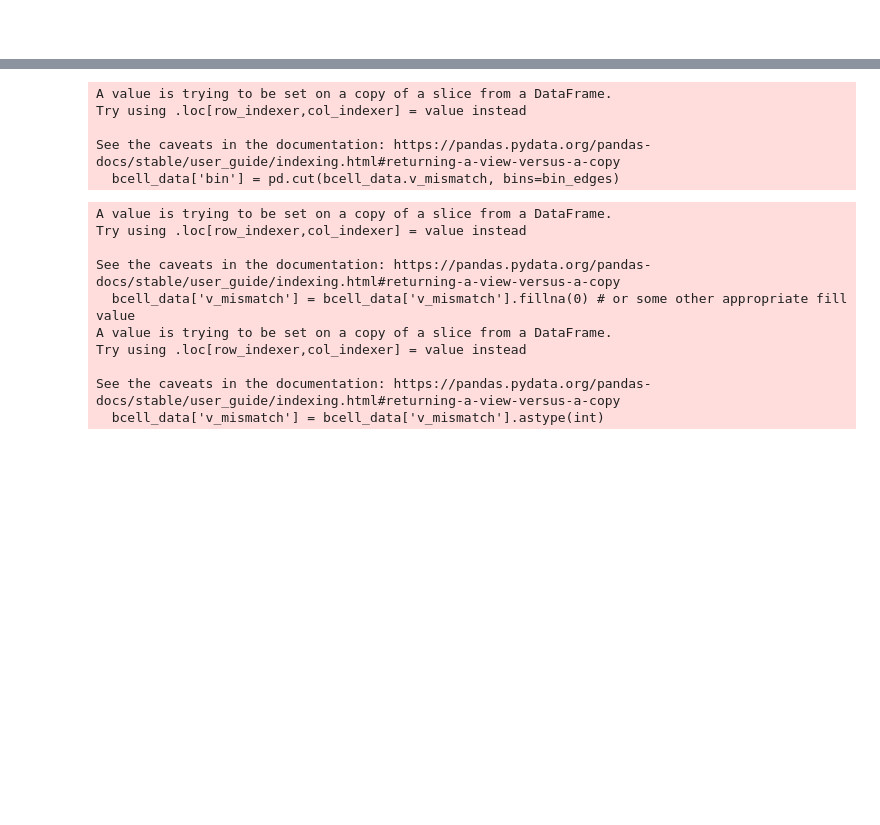
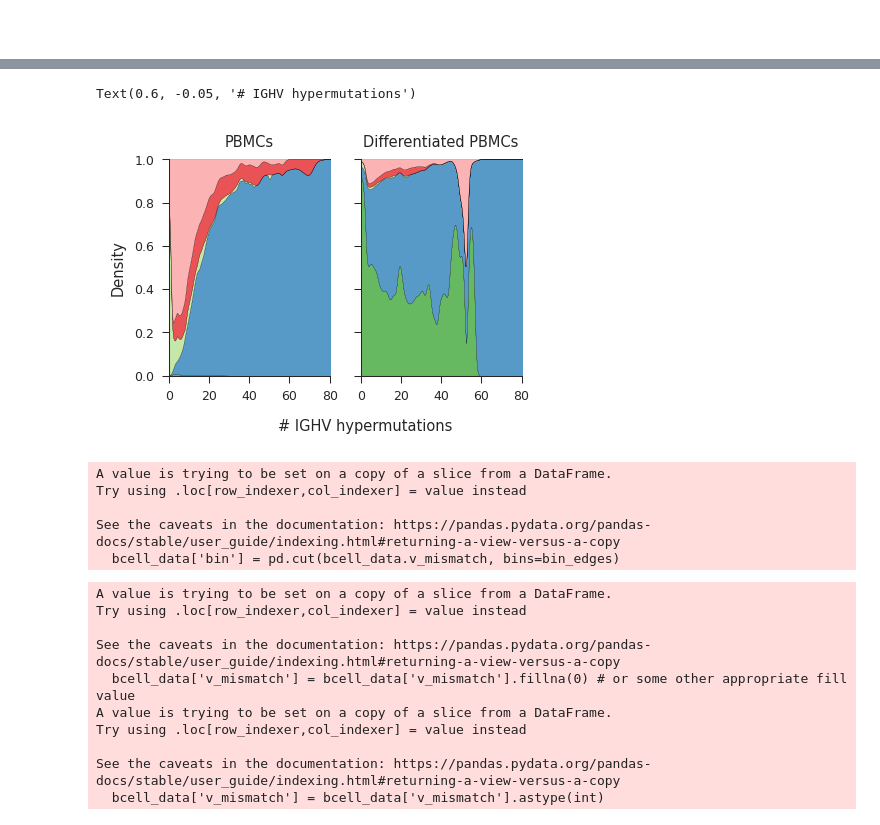
Before and after one commit to michael-swift/Bcell_memory_formation, a Jupyter notebook: analysis/main_text_and_ed_figure_notebooks/invitro_differentiation.ipynb, the cells around one changed output, grey strips where cells are left out. Drawn from its saved outputs; the diff is of its cells as text; code cells hidden in the pictures; blank space fills up the shorter version.

```diff
--- a/analysis/main_text_and_ed_figure_notebooks/invitro_differentiation.ipynb
+++ b/analysis/main_text_and_ed_figure_notebooks/invitro_differentiation.ipynb
@@ -40,4 +40,4 @@ pd.set_option("display.max_rows", 50)
 pd.set_option("display.max_columns", 20)
 pd.set_option("display.width", 100)
 sns.set_style("ticks")
-plt.style.use('../bursa.mplstyle')
+plt.style.use('./bursa.mplstyle')
@@ -48,5 +46,5 @@ Duplicate key in file '../bursa.mplstyle', line 23 ('axes.edgecolor : black   #
 # %% [markdown]
 #
 # %%
-adata = sc.read_h5ad("../../../data/in_vitro_bcells.h5ad.gz")
+adata = sc.read_h5ad("../../data/in_vitro_bcells.h5ad.gz")
 adata.obs_names_make_unique(join="_")
@@ -59,3 +67,27 @@ bcell_data['bcelltype'] = bcell_data['bcelltype'].replace(['Plasmablasts', 'Plas
 #bcell_data['bcelltype'] = bcell_data['bcelltype'].replace('Memory B cells', 'Mem')
 # Combine "proliferative" and "germinal center" into "GC B cells"
 bcell_data['bcelltype'] = bcell_data['bcelltype'].replace(['Proliferative germinal center B cells'], 'GC B cells')
+bcell_data['bcelltype'] = bcell_data['bcelltype'].replace(['Age-associated B cells'], 'ABCs')
+# %%
+# Make Density Plots:
+fig, ax = plt.subplots(1,2,sharex=True, sharey=True, figsize=(3,2))
+
+#ax[1].stackplot(p_celltype_norm.index, p_celltype_norm.T,colors=[bcelltype_colors_alt[x] for x in p_celltype_norm.columns], labels = p_celltype_norm.columns, alpha=0.75)
+# ax[1].legend(loc='upper left', bbox_to_anchor=(1,1), frameon=False)
+
+g = sns.kdeplot(data=bcell_data[bcell_data.in_vitro_stim == True], x='v_mismatch', hue='bcelltype', palette=bcelltype_colors_alt, multiple='fill', lw=0.1, edgecolor = 'k', ax = ax[1], legend=False)
+g = sns.kdeplot(data=bcell_data[bcell_data.in_vitro_stim == False], x='v_mismatch', hue='bcelltype', palette=bcelltype_colors_alt, multiple='fill', lw=0.1, edgecolor = 'k', ax = ax[0], legend=False)
+
+# sns.move_legend(g, loc='upper left', bbox_to_anchor=(1,1), frameon=False)
+sns.despine(fig)
+ax[0].set_xlabel('')
+ax[1].set_xlabel('')
+ax[0].set_xlim([0,80])
+ax[0].set_xticks([0,20,40,60,80])
+ax[0].set_title('PBMCs', fontsize=7)
+ax[1].set_title('Differentiated PBMCs', fontsize=7)
+fig.tight_layout()
+fig.supxlabel('# IGHV hypermutations', fontsize=7, x = 0.6, y = -0.05)
+# %% [output]
+Text(0.6, -0.05, '# IGHV hypermutations')
+[figure, added]
```
Also changed, not shown: parts of 4 cells of this notebook, 15 other files.
